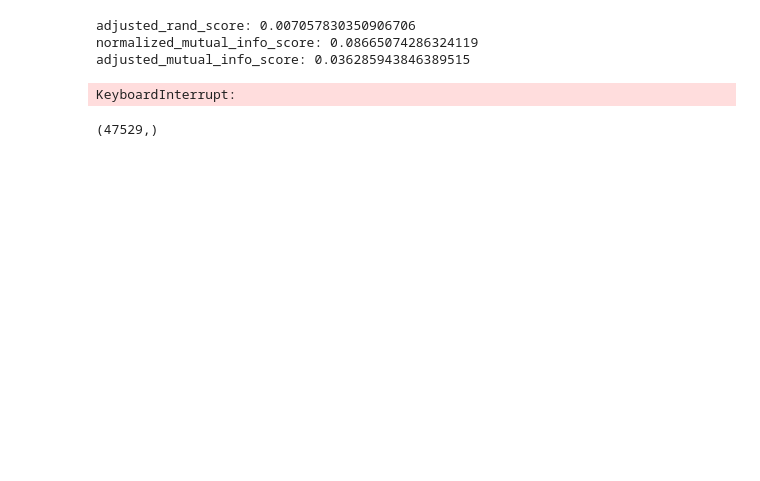
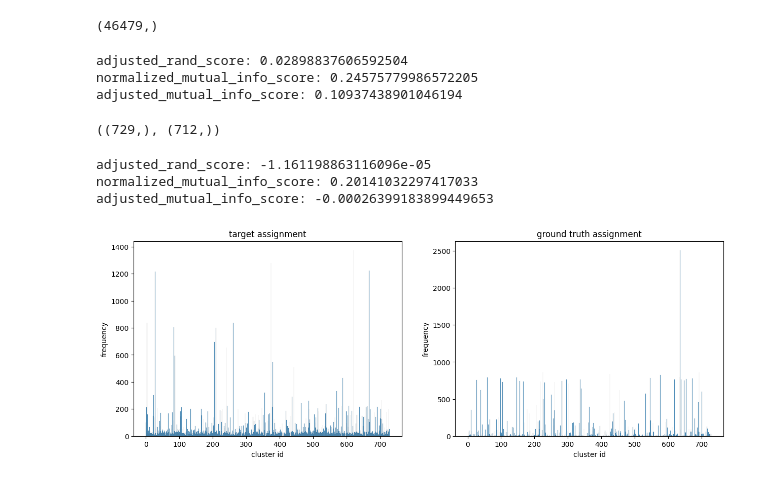
Before and after one commit to sc4224/flywrite, a Jupyter notebook: cluster_similarity_test.ipynb, the cells around one changed output. Saved outputs shown, nothing was run; the diff lists cells and outputs as text; code cells hidden in the pictures; blank space fills up the shorter version.

```diff
--- a/cluster_similarity_test.ipynb
+++ b/cluster_similarity_test.ipynb
@@ -25,7 +45,10 @@ root_id_type_dict = pickle.load(open('root_id_type_dict.pkl', 'rb'))
 # %%
 # let's load the estimated cluster assignments from `cluster_assignment_dict.npy`
-cluster_assignment_dict = np.load('pca_cluster_assignment_dict.npy', allow_pickle=True).item()
+# cluster_assignment_dict = np.load('pca_cluster_assignment_dict.npy', allow_pickle=True).item()
+cluster_assignment_dict = np.load('cluster_assignment_dict.npy', allow_pickle=True).item()
 # %%
 # first, let's create a dictionary of the keys of `root_id_type_dict` mapped to integer indices.
 root_id_type_dict_keys = list(root_id_type_dict.keys())
 root_id_type_dict_keys_dict = {root_id_type_dict_keys[i]: i for i in range(len(root_id_type_dict_keys))}
+# %%
+shared_root_ids = list(set(root_id_type_dict.keys()).intersection(set(cluster_assignment_dict.keys())))
@@ -41,4 +68,5 @@ print(f'there are {len(root_id_type_dict_values_int)} unique cluster assignments
 # create a cluster assignment array using the keys of `root_id_type_dict`.
 # since we use python3, we assume `dict` preserves the order of the items.
 ground_truth_assignment = np.array([root_id_type_dict_values_int[root_id_type_dict[key]]
-                                         for key in root_id_type_dict_keys])
+                                         for key in shared_root_ids])
+print(f'the shape of the ground-truth cluster assignment is {ground_truth_assignment.shape}.')
@@ -49,8 +80,9 @@ cluster_assignment_dict_cluster_strings = list(set(cluster_assignment_dict.value
 cluster_assignment_dict_values_int = dict([(cluster_string, cid)
                                            for cid, cluster_string
                                            in enumerate(cluster_assignment_dict_cluster_strings)])
+print(f'there are {len(cluster_assignment_dict_values_int)} unique cluster assignments in the estimated data.')
 
 # create a cluster assignment array using the keys of `cluster_assignment_dict`.
-target_assignment = np.array([cluster_assignment_dict_values_int[value]
-                              for key, value in cluster_assignment_dict.items()
-                              if key in root_id_type_dict_keys_dict])
+target_assignment = np.array([cluster_assignment_dict_values_int[cluster_assignment_dict[key]]
+                              for key in shared_root_ids])
+print(f'the shape of the target cluster assignment is {target_assignment.shape}.')
@@ -57,3 +99,7 @@ target_assignment = np.array([cluster_assignment_dict_values_int[value]
+# %%
+print(random_assignment.shape)
+# %% [output]
+(46479,)
 # %%
 # now, let's measure the similarity between the two cluster assignments; `ground_truth_assignment` and `target_assignment`.
 
@@ -74,11 +120,56 @@ print(f'normalized_mutual_info_score: {normalized_mutual_info_score_value}')
 adjusted_mutual_info_score_value = adjusted_mutual_info_score(ground_truth_assignment, target_assignment)
 print(f'adjusted_mutual_info_score: {adjusted_mutual_info_score_value}')
 # %% [output]
-adjusted_rand_score: 0.007057830350906706
-normalized_mutual_info_score: 0.08665074286324119
-adjusted_mutual_info_score: 0.036285943846389515
+adjusted_rand_score: 0.02898837606592504
+normalized_mutual_info_score: 0.24575779986572205
+adjusted_mutual_info_score: 0.10937438901046194
-KeyboardInterrupt:
-# %%
-ground_truth_assignment.shape
-# %% [output]
-(47529,)
+# %%
+np.unique(ground_truth_assignment).shape, np.unique(target_assignment).shape
+# %% [output]
+((729,), (712,))
+# %%
+# now, let's measure the similarity between the two cluster assignments; `ground_truth_assignment` and `target_assignment`.
+
+# we use the following metrics:
+# 1. adjusted_rand_score
+# 2. normalized_mutual_info_score
+# 3. adjusted_mutual_info_score
+
+# 1. adjusted_rand_score
+adjusted_rand_score_value = adjusted_rand_score(ground_truth_assignment, random_assignment)
+print(f'adjusted_rand_score: {adjusted_rand_score_value}')
+
+# 2. normalized_mutual_info_score
+normalized_mutual_info_score_value = normalized_mutual_info_score(ground_truth_assignment, random_assignment)
+print(f'normalized_mutual_info_score: {normalized_mutual_info_score_value}')
+
+# 3. adjusted_mutual_info_score
+adjusted_mutual_info_score_value = adjusted_mutual_info_score(ground_truth_assignment, random_assignment)
+print(f'adjusted_mutual_info_score: {adjusted_mutual_info_score_value}')
+# %% [output]
+adjusted_rand_score: -1.161198863116096e-05
+normalized_mutual_info_score: 0.20141032297417033
+adjusted_mutual_info_score: -0.00026399183899449653
+# %%
+# draw a histogram of `target_assignment` and `ground_truth_assignment` to see the distribution of the clusters.
+import matplotlib.pyplot as plt
+import seaborn as sns
+
+# draw a histogram of `target_assignment`
+plt.figure(figsize=(15, 5))
+plt.subplot(1, 2, 1)
+sns.histplot(target_assignment, bins=len(set(target_assignment)))
+plt.xlabel('cluster id')
+plt.ylabel('frequency')
+plt.title('target assignment')
+
+# draw a histogram of `ground_truth_assignment`
+plt.subplot(1, 2, 2)
+sns.histplot(ground_truth_assignment, bins=len(set(ground_truth_assignment)))
+plt.xlabel('cluster id')
+plt.ylabel('frequency')
+plt.title('ground truth assignment')
+
+plt.show()
+# %% [output]
+[figure, added]
```
Also changed, not shown: parts of 6 cells of this notebook, 3 other files.
